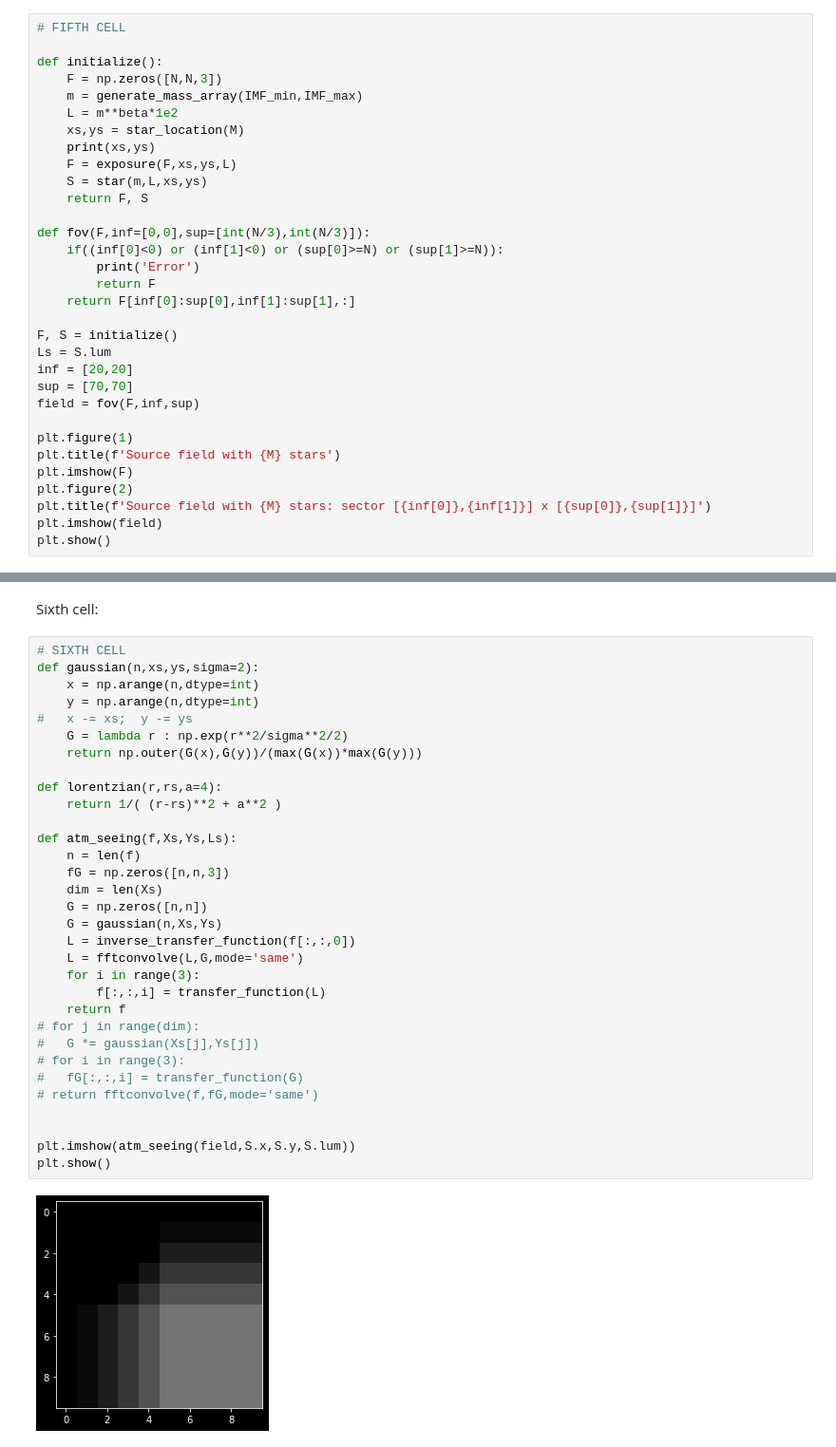
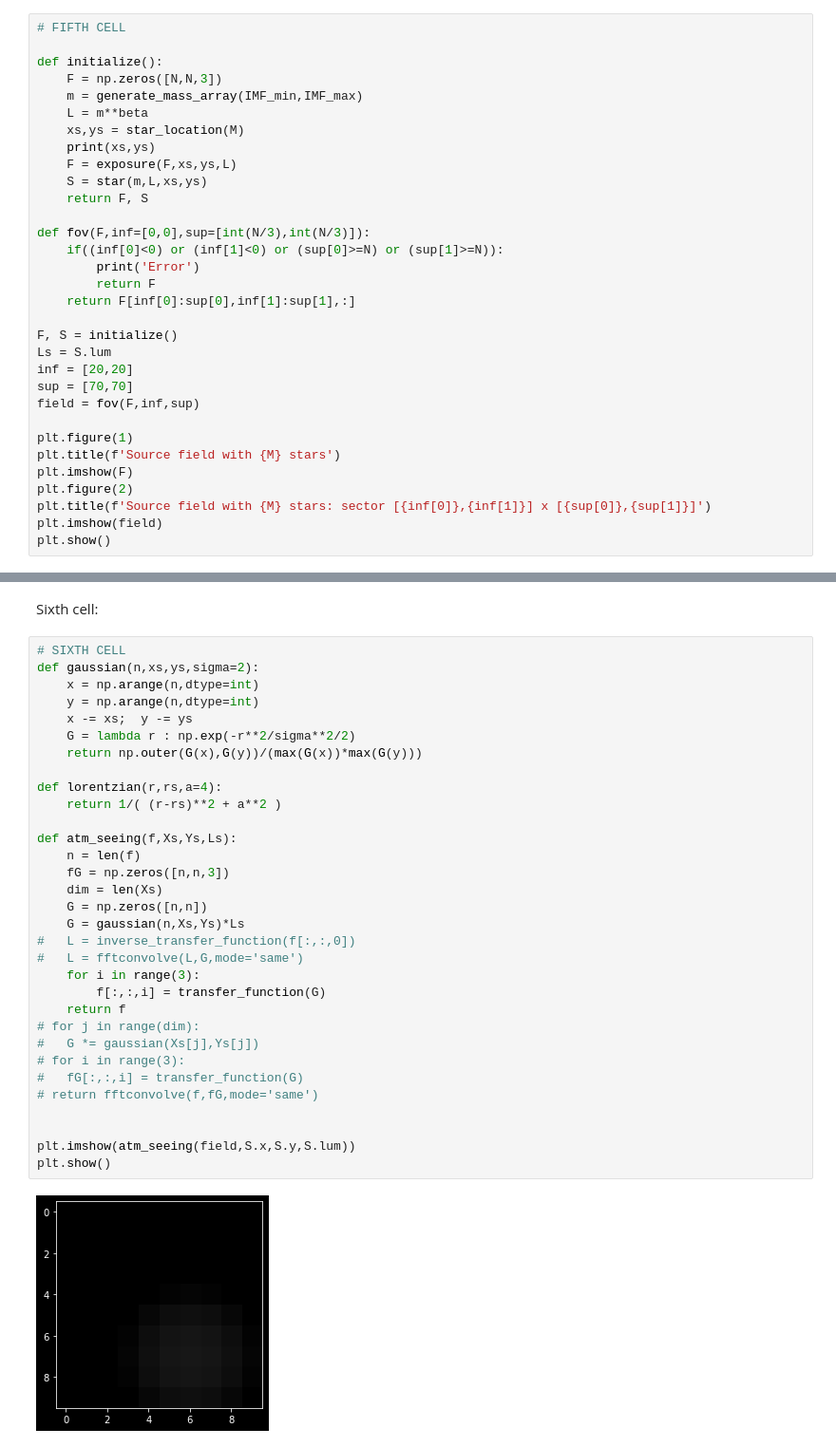
Before and after one commit to 00-berni/proj_2, a Jupyter notebook: implementation_notebook.ipynb, the cells around one changed output, grey strips where cells are left out. Shown at 95% size. Drawn from its saved outputs; the diff is of its cells as text.

```diff
--- a/implementation_notebook.ipynb
+++ b/implementation_notebook.ipynb
@@ -140,7 +140,7 @@ Fifth cell: I defined the inizialize function to set stars in field and the fov
 def initialize():
 	F = np.zeros([N,N,3])
 	m = generate_mass_array(IMF_min,IMF_max)
-	L = m**beta*1e2
+	L = m**beta
 	xs,ys = star_location(M)
 	print(xs,ys)
 	F = exposure(F,xs,ys,L)
@@ -176,34 +176,34 @@ Sixth cell:
 # %%
 # SIXTH CELL
 def gaussian(n,xs,ys,sigma=2):
 	x = np.arange(n,dtype=int)
 	y = np.arange(n,dtype=int)
-#	x -= xs;  y -= ys
-	G = lambda r : np.exp(r**2/sigma**2/2)
+	x -= xs;  y -= ys
+	G = lambda r : np.exp(-r**2/sigma**2/2)
 	return np.outer(G(x),G(y))/(max(G(x))*max(G(y)))
 
 def lorentzian(r,rs,a=4):
 	return 1/( (r-rs)**2 + a**2 )
 
 def atm_seeing(f,Xs,Ys,Ls):
 	n = len(f)
 	fG = np.zeros([n,n,3])
 	dim = len(Xs)
 	G = np.zeros([n,n])
-	G = gaussian(n,Xs,Ys)
-	L = inverse_transfer_function(f[:,:,0])
-	L = fftconvolve(L,G,mode='same')
+	G = gaussian(n,Xs,Ys)*Ls
+#	L = inverse_transfer_function(f[:,:,0])
+#	L = fftconvolve(L,G,mode='same')
 	for i in range(3):
-	 	f[:,:,i] = transfer_function(L)
+	 	f[:,:,i] = transfer_function(G)
 	return f
 # for j in range(dim):
 # 	G *= gaussian(Xs[j],Ys[j])
 # for i in range(3):
 # 	fG[:,:,i] = transfer_function(G)
 # return fftconvolve(f,fG,mode='same')
 
 
 plt.imshow(atm_seeing(field,S.x,S.y,S.lum))
 plt.show()
 # %% [output]
-[figure, old version]
+[figure, new version]
```
Also changed, not shown: parts of 3 cells of this notebook.
